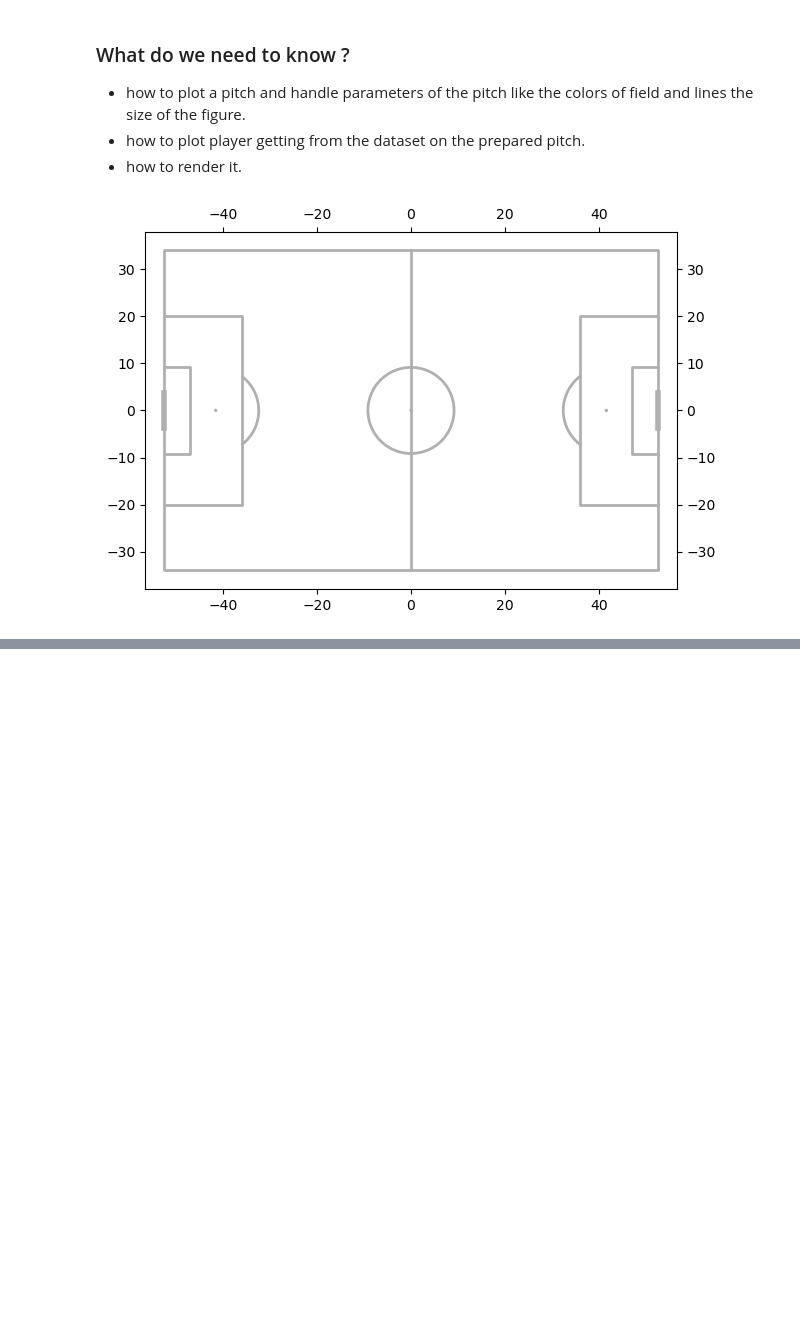
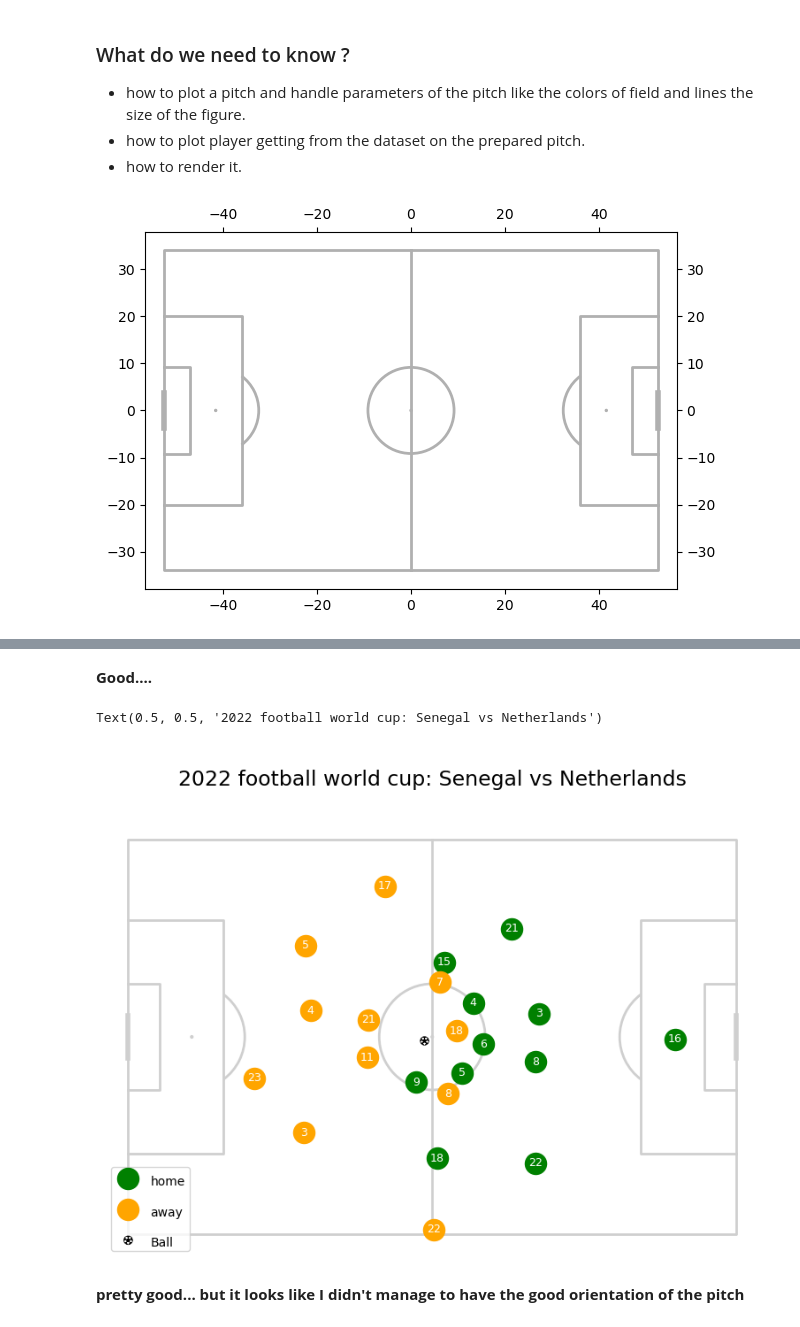
Before and after one commit to stephTchembeu/pysport-aims, a Jupyter notebook: first_week/test_17_07.ipynb, the cells around one changed output, grey strips where cells are left out. Saved outputs shown, nothing was run; the diff lists cells and outputs as text; code cells hidden in the pictures; blank space fills up the shorter version.

Commit message:
ploting the teams on the first frame.

```diff
--- a/first_week/test_17_07.ipynb
+++ b/first_week/test_17_07.ipynb
@@ -90,0 +194,77 @@ fig,axs = pitch_.draw()
+# %% [markdown]
+**Good....**
+# %%
+from mplsoccer import Pitch
+
+# Setup the pitch
+pitch = Pitch(
+    line_color="#cfcfcf",
+    line_zorder=1,
+    pitch_type="skillcorner",
+    pitch_length=dataset.metadata.coordinate_system.pitch_length,
+    pitch_width=dataset.metadata.coordinate_system.pitch_width,
+)
+fig, axs = pitch.grid(
+    figheight=6, endnote_height=0,  # no endnote
+    title_height=0.1, title_space=0.02,
+    axis=False,
+    grid_height=0.83
+)
+
+# Get the player coordinates
+coordinates_home = pd.DataFrame(get_position_on_pitch(dataset, "home", 30))
+coordinates_away = pd.DataFrame(get_position_on_pitch(dataset, "away", 30))
+
+# Plot the player markers (once)
+# for the home team
+pitch.scatter(
+    coordinates_home["x"], coordinates_home["y"],
+    s=300, c='green', label='home',
+    ax=axs['pitch']
+)
+# for the away team
+pitch.scatter(
+    coordinates_away["x"], coordinates_away["y"],
+    s=300, c='orange', label='away',
+    ax=axs['pitch']
+)
+# for the ball
+pitch.scatter(
+    1-dataset.frames[0].ball_coordinates.x, 1-dataset.frames[0].ball_coordinates.y,
+    s=50,marker="football", label='Ball',
+    ax=axs['pitch']
+)
+
+# Plot the jersey numbers (one by one)
+for _, player in coordinates_home.iterrows():
+    pitch.annotate(
+        text=player["jersey_no"],
+        xy=(player["x"], player["y"]),
+        va='center', ha='center', color='white',
+        fontsize=9, ax=axs['pitch']
+    )
+for _, player in coordinates_away.iterrows():
+    pitch.annotate(
+        text=player["jersey_no"],
+        xy=(player["x"], player["y"]),
+        va='center', ha='center', color='white',
+        fontsize=9, ax=axs['pitch']
+    )
+
+# Add the legend (once)
+legend = axs['pitch'].legend(loc='lower left', labelspacing=1.5)
+for text in legend.get_texts():
+    text.set_fontsize(10)
+    text.set_va('center')
+
+# Add a title
+axs['title'].text(
+    0.5, 0.5,
+    f'2022 football world cup: {dataset.metadata.teams[0]} vs {dataset.metadata.teams[1]}',
+    va='center', ha='center', color='black', fontsize=17
+)
+# %% [output]
+Text(0.5, 0.5, '2022 football world cup: Senegal vs Netherlands')
+[figure, added]
+# %% [markdown]
+**pretty good... but it looks like I didn't manage to have the good orientation of the pitch**
```
Also changed, not shown: parts of 6 cells of this notebook.
